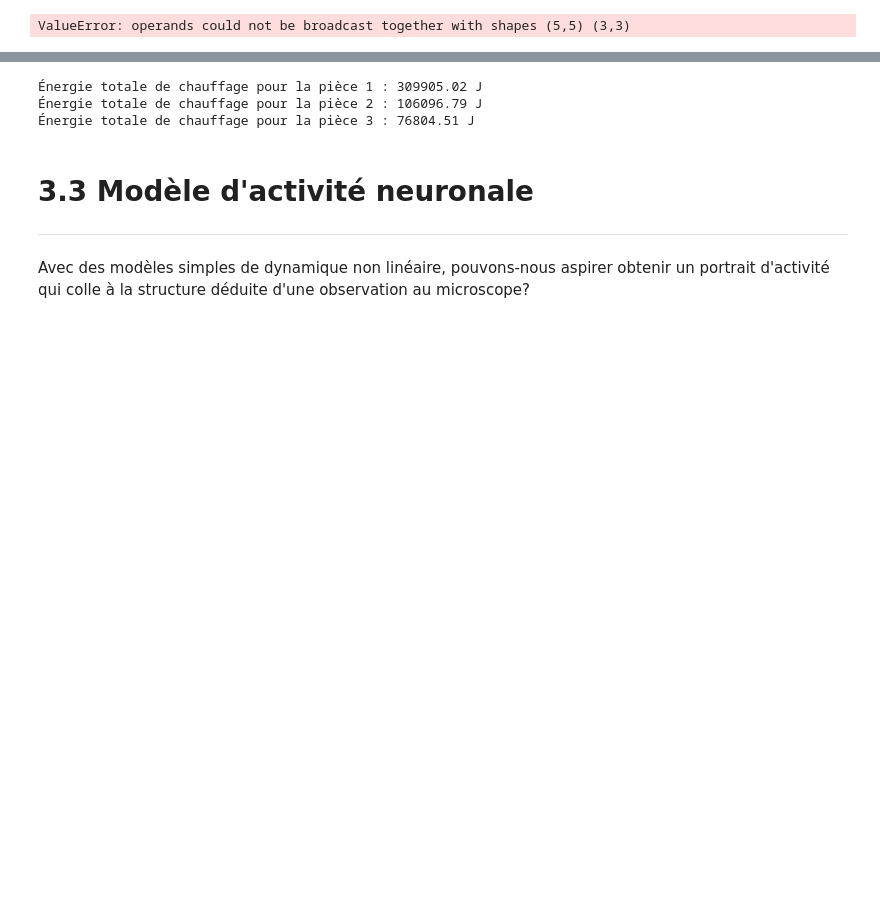
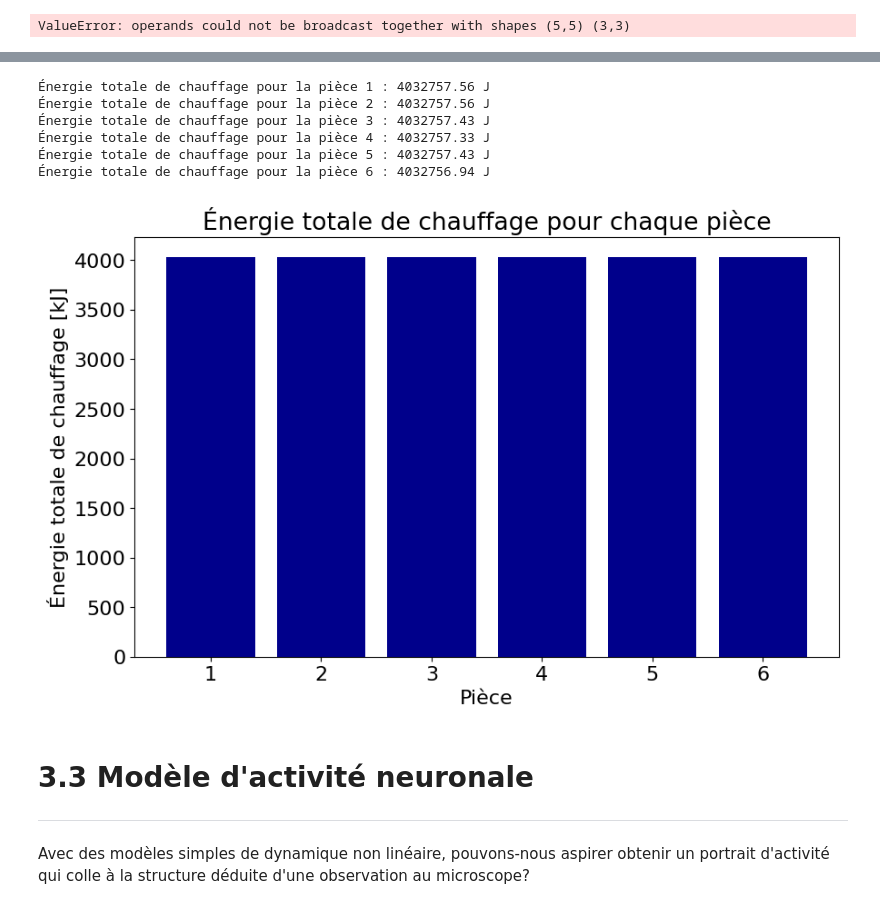
Before and after one commit to arlegare/progfest25, a Jupyter notebook: Notebook_Presentation.ipynb, the cells around one changed output, grey strips where cells are left out. Saved outputs shown, nothing was run; the diff lists cells and outputs as text; code cells hidden in the pictures; blank space fills up the shorter version.

```diff
--- a/Notebook_Presentation.ipynb
+++ b/Notebook_Presentation.ipynb
@@ -226,3 +210,11 @@ Ce ne sont pas toutes les pièces qui sont connectées entre elles.
  [0. 0. 0. 0. 0.]
  [0. 0. 0. 0. 0.]]
 ValueError: operands could not be broadcast together with shapes (5,5) (3,3)
+# %%
+
+"""
+1) Définissons le vecteur contenant les superficies de façade extérieure.
+2) De même, définissons le vecteur contenant les volumes des pièces.
+"""
+A_ext = hauteur*np.array([4+5, 4+5, 5, 4, 5+4, 2.5])
+volumes_pieces = hauteur*np.array([4*5, 4*5, 4*5, 4*4, 5*4, 2.5*2.5])
@@ -229,15 +255,16 @@ ValueError: operands could not be broadcast together with shapes (5,5) (3,3)
 # %%
+"""
+Calculons la matrice laplacienne (L) de conductance à partir de la matrice d'adjacence (K).
+"""
 
+L = np.zeros_like(K)
+for i in range(L.shape[0]):
+    for j in range(L.shape[1]):
+        if i != j:
+            L[i, j] = -K[i, j] # Hors diagonale
+        else:
+            L[i, j] = np.sum(K[i, :]) # Sur diagonale
 
-# Calcul de la matrice de conductance thermique L
-L = np.zeros_like(K)
-for i in range(n_rooms):
-    for j in range(n_rooms):
-        if i != j:
-            L[i, j] = -kappa * A / d * K[i, j]
-        else:
-            L[i, j] = -np.sum(L[i, :])
-
-print("Matrice de conductance thermique L :")
+print("Matrice laplacienne de conductance thermique L :")
 print(L)
 # %% [output]
@@ -295,14 +372,26 @@ plt.show()
 # %%
 # Calculer l'énergie totale de chauffage pour chaque pièce
 E = np.trapz(P, t, axis=0)
 
 # Afficher les résultats
-for i in range(n_rooms):
+for i in range(L.shape[0]):
     print(f"Énergie totale de chauffage pour la pièce {i+1} : {E[i]:.2f} J")
+
+# Afficher un histogramme pour les énergies de chaque pièce
+plt.figure(figsize=(10, 6))
+plt.bar(range(1, L.shape[0] + 1), E*1e-3, tick_label=[f"{i+1}" for i in range(L.shape[0])], color="darkBlue")
+plt.xlabel("Pièce")
+plt.ylabel("Énergie totale de chauffage [kJ]")
+plt.title("Énergie totale de chauffage pour chaque pièce")
+plt.show()
 # %% [output]
-Énergie totale de chauffage pour la pièce 1 : 309905.02 J
-Énergie totale de chauffage pour la pièce 2 : 106096.79 J
-Énergie totale de chauffage pour la pièce 3 : 76804.51 J
+Énergie totale de chauffage pour la pièce 1 : 4032757.56 J
+Énergie totale de chauffage pour la pièce 2 : 4032757.56 J
+Énergie totale de chauffage pour la pièce 3 : 4032757.43 J
+Énergie totale de chauffage pour la pièce 4 : 4032757.33 J
+Énergie totale de chauffage pour la pièce 5 : 4032757.43 J
+Énergie totale de chauffage pour la pièce 6 : 4032756.94 J
+[figure, added]
 # %% [markdown]
 # 3.3 Modèle d'activité neuronale
 ---
```
Also changed, not shown: parts of 13 cells of this notebook, 3 other files.
